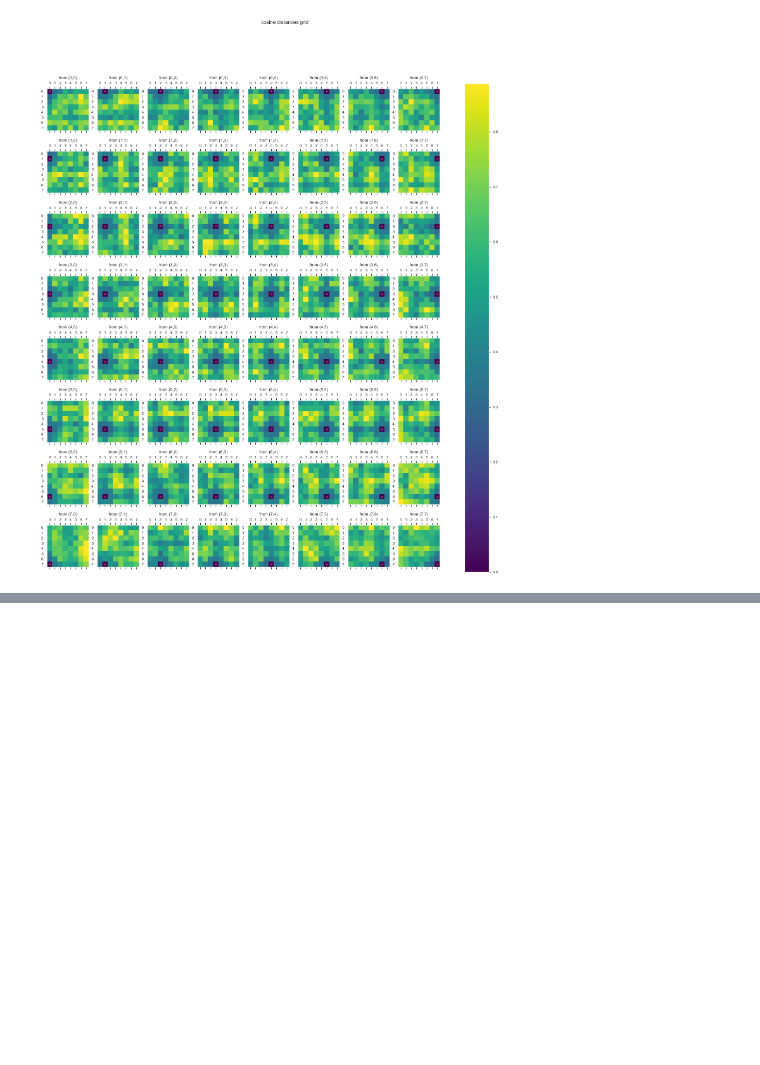
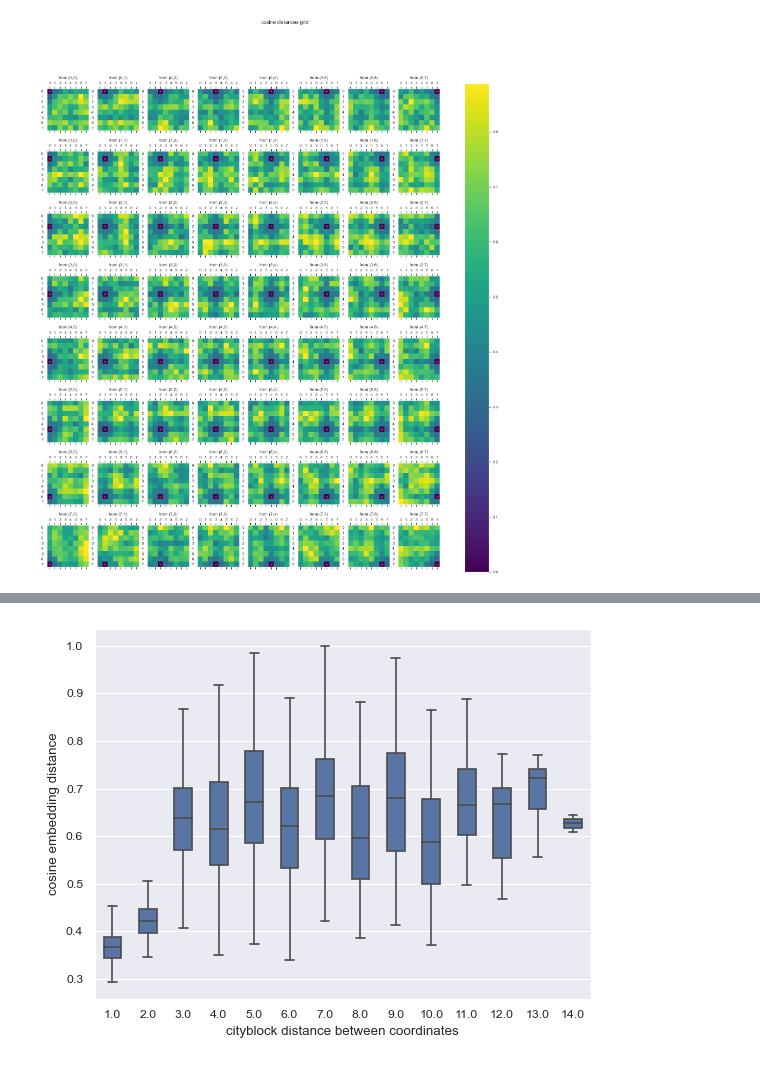
Before and after one commit to understanding-search/maze-transformer, a Jupyter notebook: notebooks/residual_stream_decoding.ipynb, the cells around one changed output, grey strips where cells are left out. Drawn from its saved outputs; the diff is of its cells as text; code cells hidden in the pictures; blank space fills up the shorter version.

Commit message:
embedding similarity refactor

```diff
--- a/notebooks/residual_stream_decoding.ipynb
+++ b/notebooks/residual_stream_decoding.ipynb
@@ -177,6 +178,3 @@ plot_distance_grid(distance_grid, embedding_metric=distances_result["embedding_m
 plt.show()
 # %% [output]
 [figure]
-# %%
-def plot_distance_correlation(distance_grid):
-    pass
@@ -236,0 +181,48 @@ plot_cartesian_vs_cosine_distances(filtered_w_e, filtered_vocab)
+# %%
+def plot_distance_correlation(
+        distance_grid: Float[np.ndarray, "n n n n"],
+        embedding_metric: str,
+        coordinate_metric: str,
+        **kwargs,
+    ):
+    n: int = distance_grid.shape[0]
+    n_coord_tokens: int = n**2
+    n_dists: int = ((n_coord_tokens)**2 - n_coord_tokens) / 2
+
+    # Initialize lists to store distances
+    embedding_distances: list[float] = []
+
+    # Create an array of points to be used with pdist
+    points: Float[np.ndarray, "n_coord_tokens 2"] = np.array(list(itertools.product(range(n), range(n))))
+    assert points.shape == (n_coord_tokens, 2)
+    pdist_distances: Float[np.ndarray, "n_dists"] = pdist(points, metric=coordinate_metric)
+    assert pdist_distances.shape == (n_dists,)
+
+
+    # Calculate distances in the embedding space using itertools for unique pairs
+    for idx1, idx2 in zip(*np.triu_indices(len(points), k=1)):
+        x1, y1 = points[idx1]
+        x2, y2 = points[idx2]
+        embedding_distances.append(distance_grid[x1, y1, x2, y2])
+
+    embedding_distances_np: Float[np.ndarray, "n_dists"] = np.array(embedding_distances)
+    assert embedding_distances_np.shape == (n_dists,)
+
+    ax = sns.boxplot(
+        x=pdist_distances,
+        y=embedding_distances,
+        color=sns.color_palette()[0],
+        showfliers=False,
+        width=0.5,
+    )
+    ax.set_xlabel(f"{coordinate_metric} distance between coordinates")
+    ax.set_ylabel(f"{embedding_metric} embedding distance")
+    plt.show()
+
+plot_distance_correlation(
+    distance_grid,
+    embedding_metric=distances_result["embedding_metric"],
+    coordinate_metric=distances_result["coordinate_metric"],
+)
+# %% [output]
+[figure, added]
```
Also changed, not shown: parts of 2 cells of this notebook.
